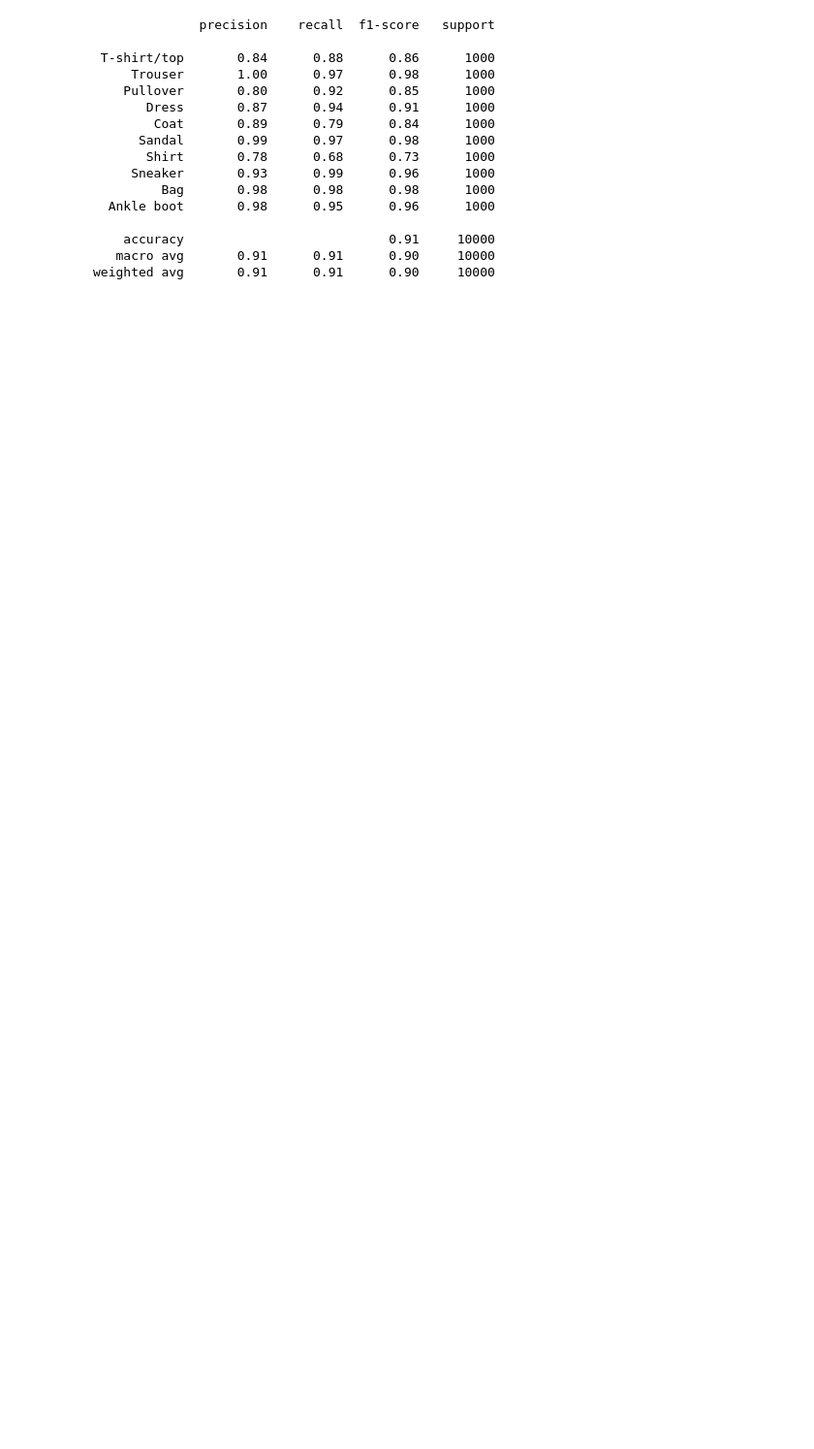
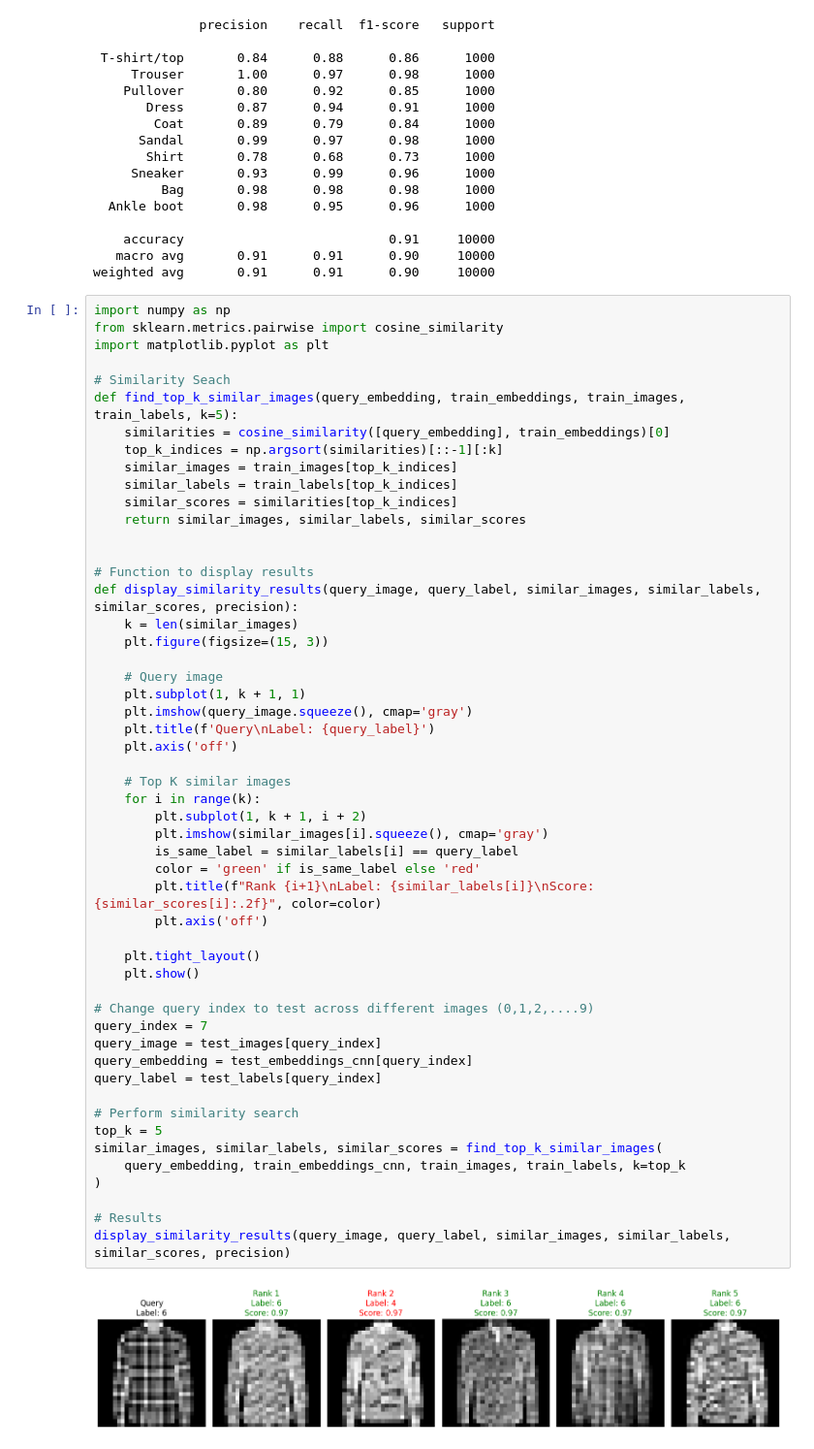
Before and after one commit to ojasva-singh/Google-Lens-Alternative, a Jupyter notebook: code.ipynb, the cells around one changed output. Shown at 97% size. Drawn from its saved outputs; the diff is of its cells as text; blank space fills up the shorter version.

```diff
--- a/code.ipynb
+++ b/code.ipynb
@@ -847,3 +847,57 @@ Epoch 6/10
     accuracy                           0.91     10000
    macro avg       0.91      0.91      0.90     10000
 weighted avg       0.91      0.91      0.90     10000
+# %%
+import numpy as np
+from sklearn.metrics.pairwise import cosine_similarity
+import matplotlib.pyplot as plt
+
+# Similarity Seach
+def find_top_k_similar_images(query_embedding, train_embeddings, train_images, train_labels, k=5):
+    similarities = cosine_similarity([query_embedding], train_embeddings)[0]
+    top_k_indices = np.argsort(similarities)[::-1][:k]
+    similar_images = train_images[top_k_indices]
+    similar_labels = train_labels[top_k_indices]
+    similar_scores = similarities[top_k_indices]
+    return similar_images, similar_labels, similar_scores
+
+
+# Function to display results
+def display_similarity_results(query_image, query_label, similar_images, similar_labels, similar_scores, precision):
+    k = len(similar_images)
+    plt.figure(figsize=(15, 3))
+
+    # Query image
+    plt.subplot(1, k + 1, 1)
+    plt.imshow(query_image.squeeze(), cmap='gray')
+    plt.title(f'Query\nLabel: {query_label}')
+    plt.axis('off')
+
+    # Top K similar images
+    for i in range(k):
+        plt.subplot(1, k + 1, i + 2)
+        plt.imshow(similar_images[i].squeeze(), cmap='gray')
+        is_same_label = similar_labels[i] == query_label
+        color = 'green' if is_same_label else 'red'
+        plt.title(f"Rank {i+1}\nLabel: {similar_labels[i]}\nScore: {similar_scores[i]:.2f}", color=color)
+        plt.axis('off')
+
+    plt.tight_layout()
+    plt.show()
+
+# Change query index to test across different images (0,1,2,....9)
+query_index = 7
+query_image = test_images[query_index]
+query_embedding = test_embeddings_cnn[query_index]
+query_label = test_labels[query_index]
+
+# Perform similarity search
+top_k = 5
+similar_images, similar_labels, similar_scores = find_top_k_similar_images(
+    query_embedding, train_embeddings_cnn, train_images, train_labels, k=top_k
+)
+
+# Results
+display_similarity_results(query_image, query_label, similar_images, similar_labels, similar_scores, precision)
+# %% [output]
+[figure, added]
```
Also changed, not shown: 1 other file.
